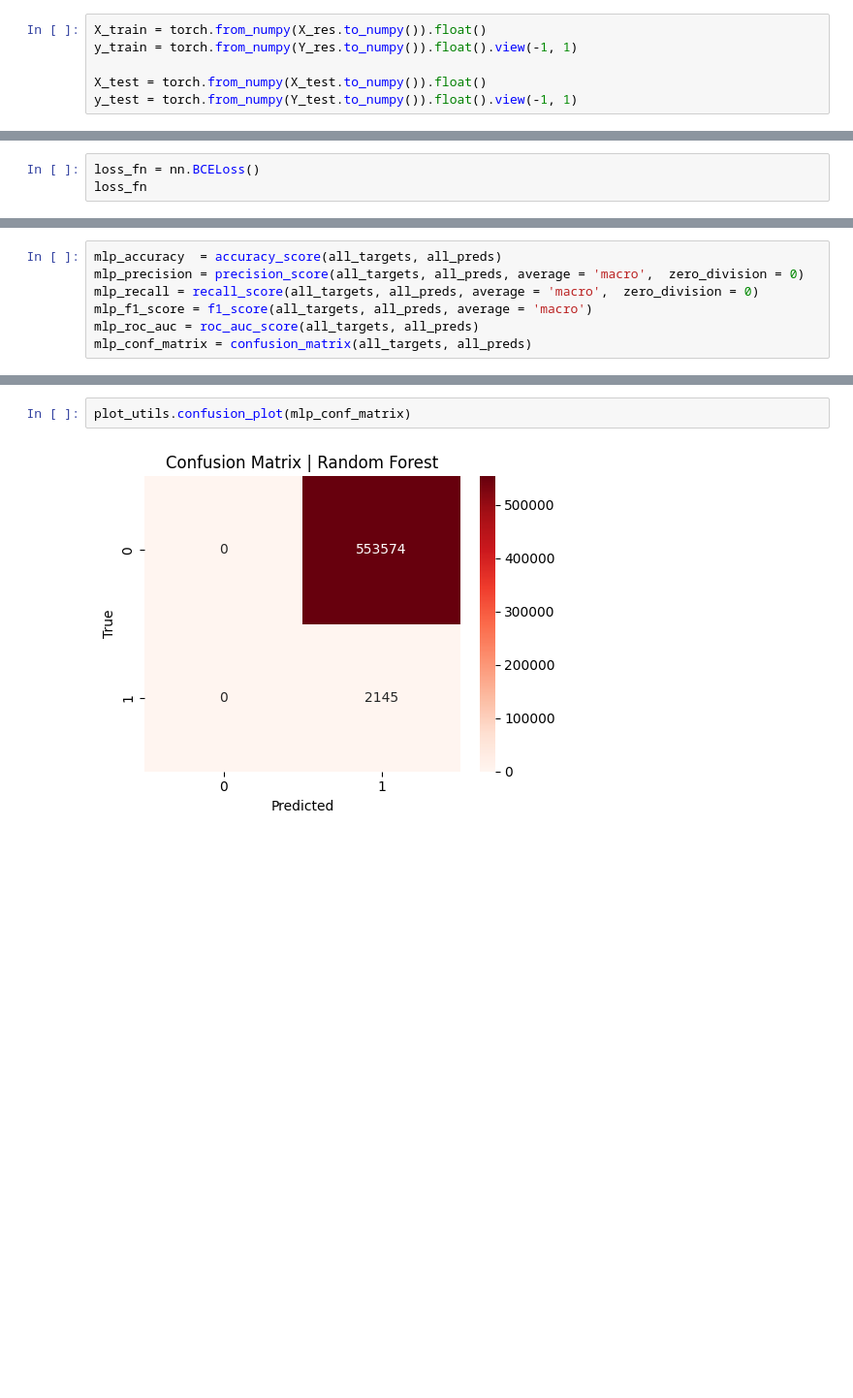
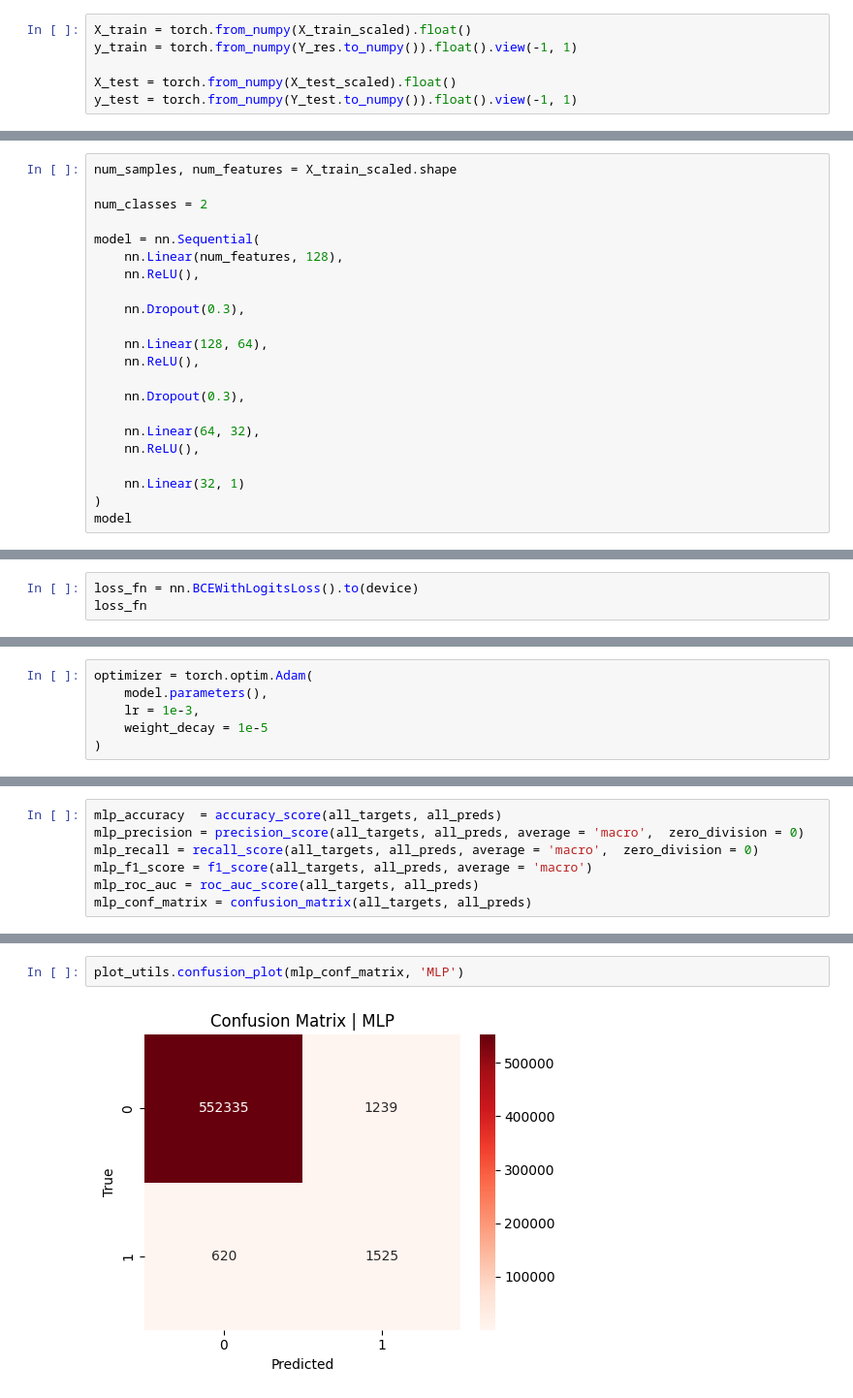
Before and after one commit to AliFazelniya/kaggle, a Jupyter notebook: credit_card_fraud_detection/main.ipynb, the cells around one changed output, grey strips where cells are left out. Shown at 97% size. Drawn from its saved outputs; the diff is of its cells as text; blank space fills up the shorter version.

```diff
--- a/credit_card_fraud_detection/main.ipynb
+++ b/credit_card_fraud_detection/main.ipynb
@@ -339,8 +518,8 @@ plot_utils.confusion_plot(lr_conf_matrix)
 # %%
-X_train = torch.from_numpy(X_res.to_numpy()).float()
+X_train = torch.from_numpy(X_train_scaled).float()
 y_train = torch.from_numpy(Y_res.to_numpy()).float().view(-1, 1)
 
-X_test = torch.from_numpy(X_test.to_numpy()).float()
+X_test = torch.from_numpy(X_test_scaled).float()
 y_test = torch.from_numpy(Y_test.to_numpy()).float().view(-1, 1)
 # %%
 train_set = TensorDataset(X_train, y_train)
@@ -376,0 +530,22 @@ Sequential(
+# %%
+num_samples, num_features = X_train_scaled.shape
+
+num_classes = 2
+
+model = nn.Sequential(
+    nn.Linear(num_features, 128),
+    nn.ReLU(),
+
+    nn.Dropout(0.3),
+
+    nn.Linear(128, 64),
+    nn.ReLU(),
+
+    nn.Dropout(0.3),
+
+    nn.Linear(64, 32),
+    nn.ReLU(),
+
+    nn.Linear(32, 1)
+)
+model
@@ -377,4 +564,4 @@ Sequential(
 # %%
-loss_fn = nn.BCELoss()
+loss_fn = nn.BCEWithLogitsLoss().to(device)
 loss_fn
 # %% [output]
@@ -446,0 +569,6 @@ Epoch: 9   LossTrain: 71.4  |  AccTrain: 0.286
+# %%
+optimizer = torch.optim.Adam(
+    model.parameters(),
+    lr = 1e-3,
+    weight_decay = 1e-5
+)
@@ -482,4 +674,4 @@ ROC AUC Score: 0.5000
 # %%
-plot_utils.confusion_plot(mlp_conf_matrix)
+plot_utils.confusion_plot(mlp_conf_matrix, 'MLP')
 # %% [output]
-[figure, old version]
+[figure, new version]
```
Also changed, not shown: parts of 57 cells of this notebook.
